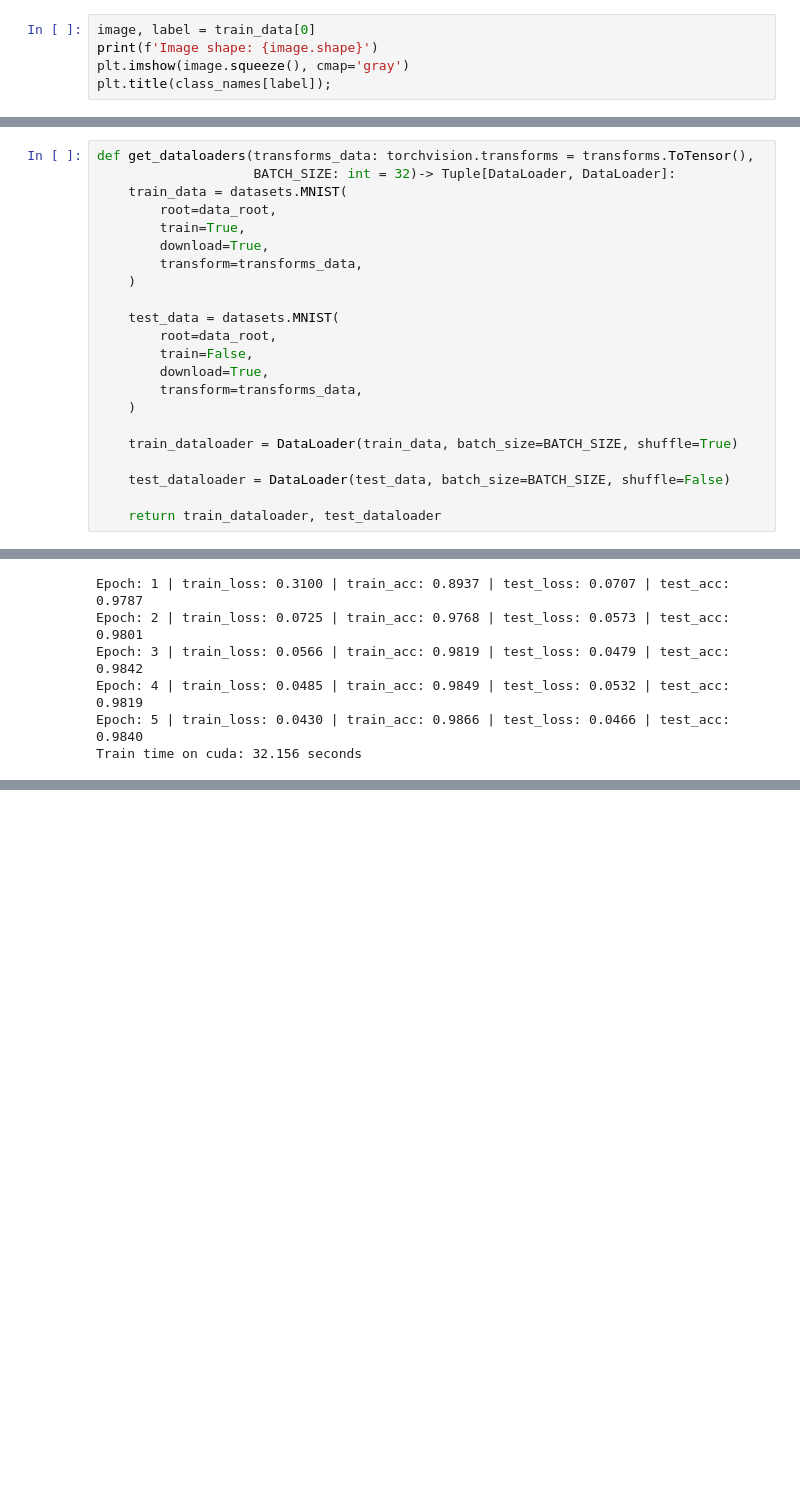
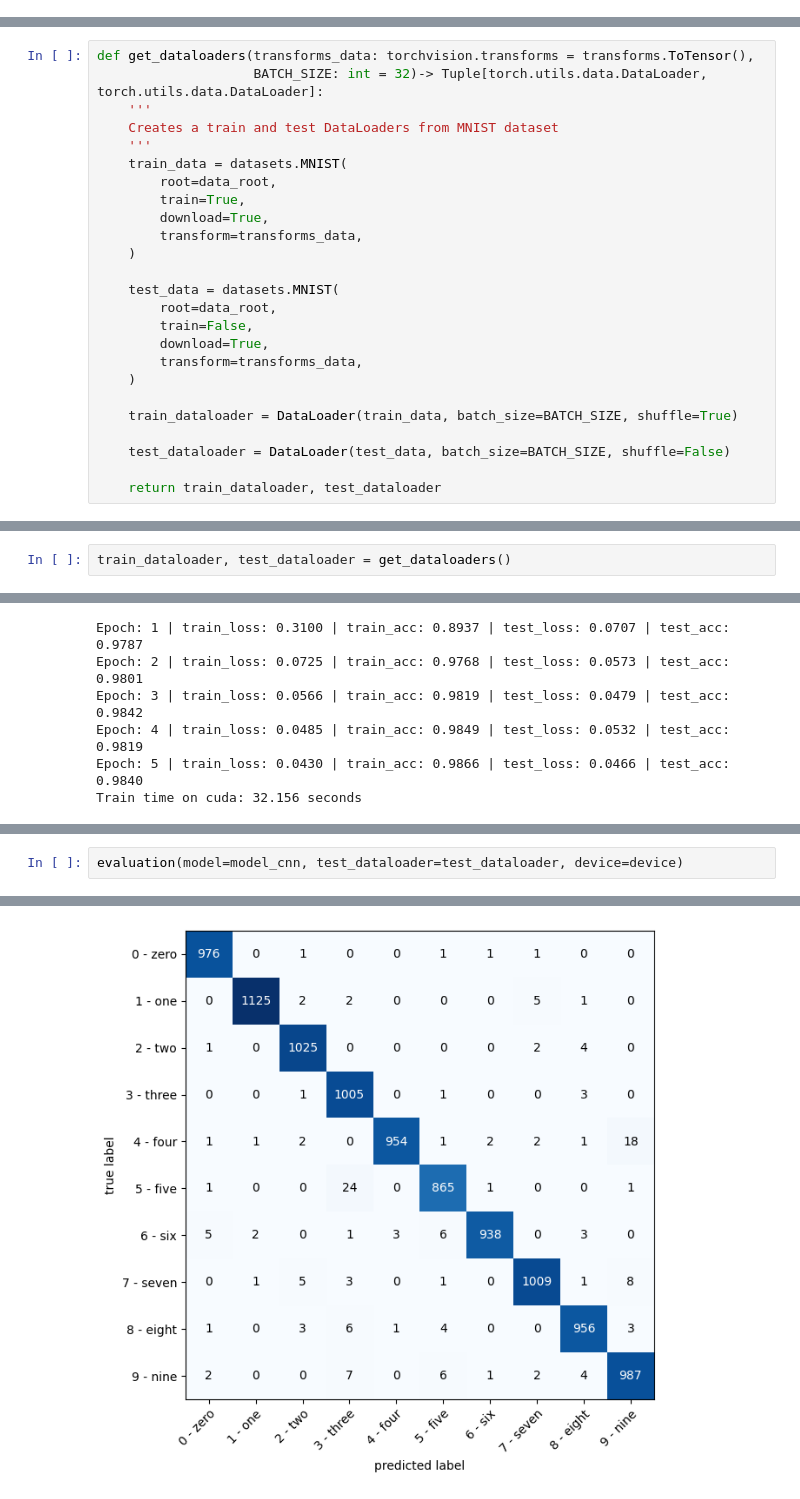
Before and after one commit to potcham/CV-projects, a Jupyter notebook: 01_digit_recognizer/01_MNIST.ipynb, the cells around one changed output, grey strips where cells are left out. Saved outputs shown, nothing was run; the diff lists cells and outputs as text; blank space fills up the shorter version.

```diff
--- a/01_digit_recognizer/01_MNIST.ipynb
+++ b/01_digit_recognizer/01_MNIST.ipynb
@@ -85,8 +92,3 @@ class_names
  '9 - nine']
 # %% [markdown]
 ### 2.2. Visualize random samples
-# %%
-image, label = train_data[0]
-print(f'Image shape: {image.shape}')
-plt.imshow(image.squeeze(), cmap='gray')
-plt.title(class_names[label]);
@@ -145,6 +147,9 @@ Label: 3, label size: torch.Size([])
 # %%
 def get_dataloaders(transforms_data: torchvision.transforms = transforms.ToTensor(),
-                    BATCH_SIZE: int = 32)-> Tuple[DataLoader, DataLoader]:
+                    BATCH_SIZE: int = 32)-> Tuple[torch.utils.data.DataLoader, torch.utils.data.DataLoader]:
+    '''
+    Creates a train and test DataLoaders from MNIST dataset
+    '''
     train_data = datasets.MNIST(
         root=data_root,
         train=True,
@@ -168,0 +172,2 @@ def get_dataloaders(transforms_data: torchvision.transforms = transforms.ToTenso
+# %%
+train_dataloader, test_dataloader = get_dataloaders()
@@ -677,0 +642,3 @@ weighted avg       0.98      0.98      0.98     10000
+# %%
+evaluation(model=model_cnn, test_dataloader=test_dataloader, device=device)
+# %% [output]
@@ -678 +661,2 @@ weighted avg       0.98      0.98      0.98     10000
+[figure, added]
 # %% [markdown]
```
Also changed, not shown: parts of 40 cells of this notebook, 1 other file.
